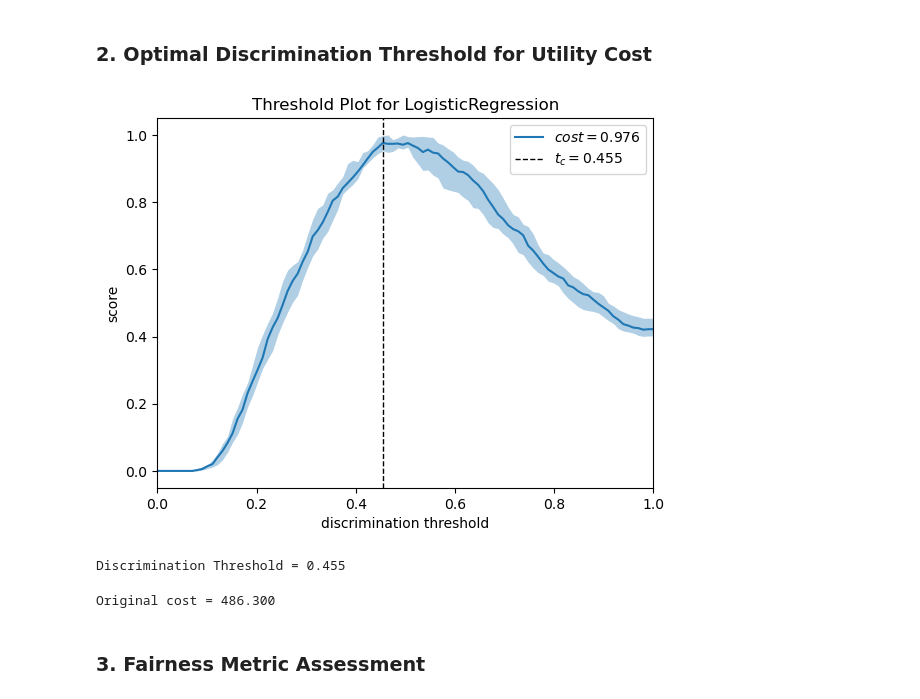
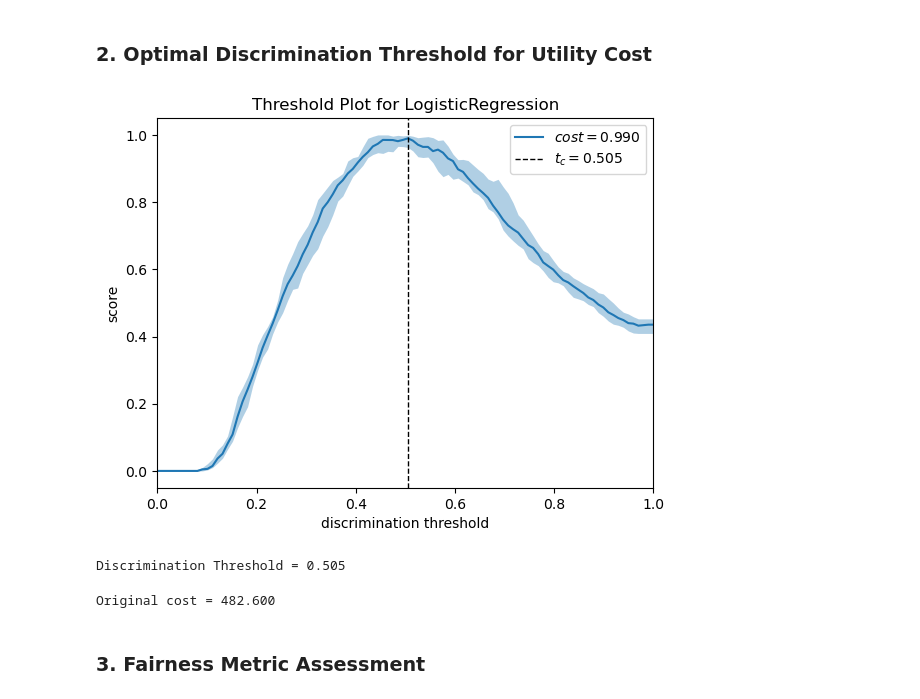
Before and after one commit to EqualityAI/EqualityML, a Jupyter notebook: notebooks/threshold-utility-cost.ipynb, the cells around one changed output. Saved outputs shown, nothing was run; the diff lists cells and outputs as text; code cells hidden in the pictures.

```diff
--- a/notebooks/threshold-utility-cost.ipynb
+++ b/notebooks/threshold-utility-cost.ipynb
@@ -71,16 +72,17 @@ training_data = pd.concat([X_train, y_train], axis=1)
 # %%
 # Discrimination Threshold
 threshold = discrimination_threshold(orig_ml_model,
                                      pd.concat([training_data, testing_data]),
                                      target_var,
                                      decision_maker=['cost', 'max'],
                                      metrics=['cost'],
                                      utility_costs=[1, -0.3, -1, 0.3],
-                                     show=True)
+                                     show=True,
+                                     random_seed=random_seed)
 print(f"Discrimination Threshold = {threshold:.3f}")
 # %% [output]
-[figure, old version]
+[figure, new version]
-Discrimination Threshold = 0.455
+Discrimination Threshold = 0.505
 # %%
 orig_cost = binary_threshold_score(orig_ml_model,
                                    X_test,
@@ -90,7 +92,7 @@ orig_cost = binary_threshold_score(orig_ml_model,
                                    utility_costs=[1, -0.3, -1, 0.3])
 print(f"Original cost = {orig_cost:.3f}")
 # %% [output]
-Original cost = 486.300
+Original cost = 482.600
 # %% [markdown]
 ### 3. Fairness Metric Assessment
 # %%
```
Also changed, not shown: parts of 12 cells of this notebook, 3 other files.
